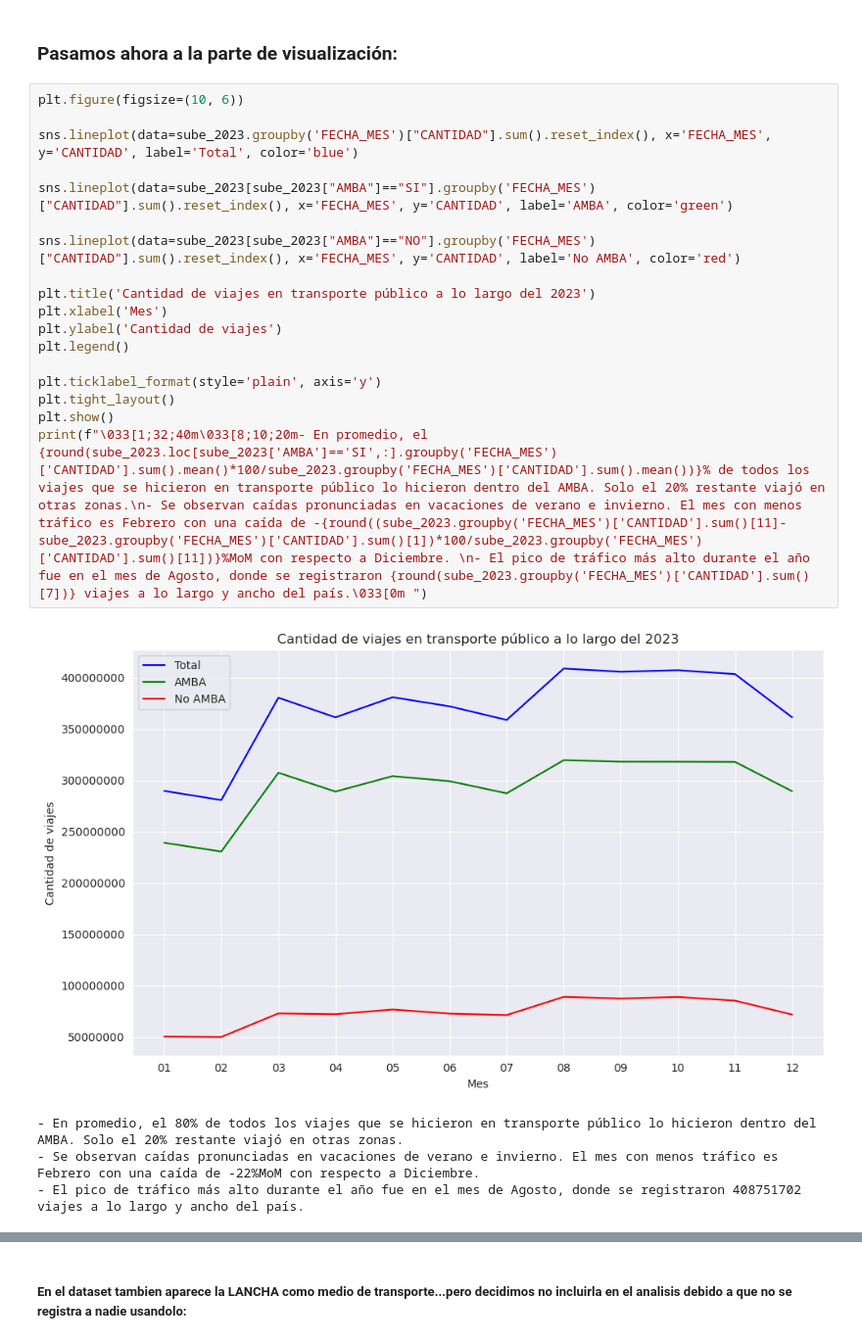
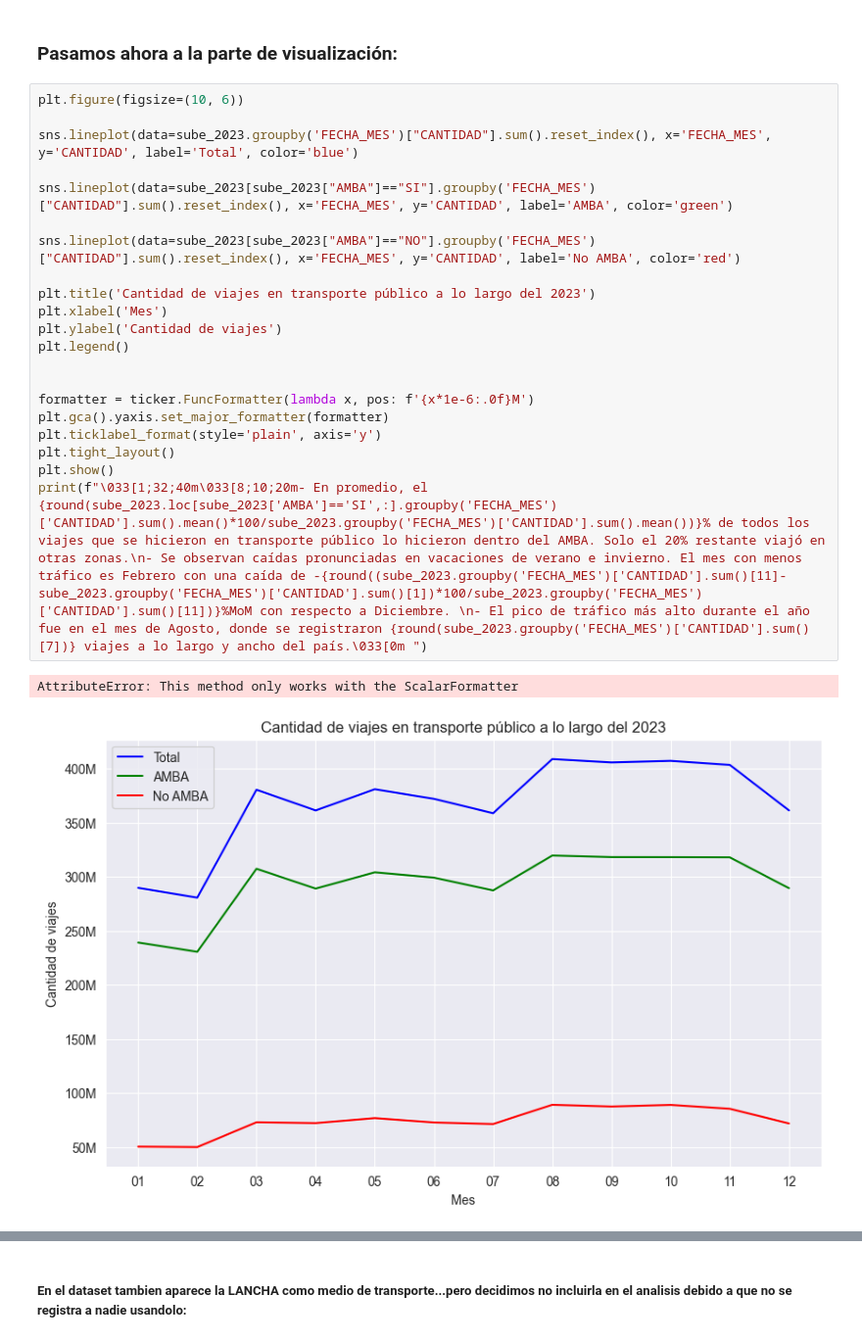
Before and after one commit to joacokoif/tp1_sube_2023_ldd, a Jupyter notebook: tp1_sube2023.ipynb, the cells around one changed output, grey strips where cells are left out. Shown at 98% size. Saved outputs shown, nothing was run; the diff lists cells and outputs as text.

```diff
--- a/tp1_sube2023.ipynb
+++ b/tp1_sube2023.ipynb
@@ -257,26 +257,27 @@ array(['LIN_PREMETRO', 'LINEA SUBTE C', 'LINEA SUBTE D', 'LINEA SUBTE E',
 # %%
 plt.figure(figsize=(10, 6))
 
 sns.lineplot(data=sube_2023.groupby('FECHA_MES')["CANTIDAD"].sum().reset_index(), x='FECHA_MES', y='CANTIDAD', label='Total', color='blue')
 
 sns.lineplot(data=sube_2023[sube_2023["AMBA"]=="SI"].groupby('FECHA_MES')["CANTIDAD"].sum().reset_index(), x='FECHA_MES', y='CANTIDAD', label='AMBA', color='green')
 
 sns.lineplot(data=sube_2023[sube_2023["AMBA"]=="NO"].groupby('FECHA_MES')["CANTIDAD"].sum().reset_index(), x='FECHA_MES', y='CANTIDAD', label='No AMBA', color='red')
 
 plt.title('Cantidad de viajes en transporte público a lo largo del 2023')
 plt.xlabel('Mes')
 plt.ylabel('Cantidad de viajes')
 plt.legend()
 
+
+formatter = ticker.FuncFormatter(lambda x, pos: f'{x*1e-6:.0f}M')
+plt.gca().yaxis.set_major_formatter(formatter)
 plt.ticklabel_format(style='plain', axis='y')
 plt.tight_layout()
 plt.show()
 print(f"\033[1;32;40m\033[8;10;20m- En promedio, el {round(sube_2023.loc[sube_2023['AMBA']=='SI',:].groupby('FECHA_MES')['CANTIDAD'].sum().mean()*100/sube_2023.groupby('FECHA_MES')['CANTIDAD'].sum().mean())}% de todos los viajes que se hicieron en transporte público lo hicieron dentro del AMBA. Solo el 20% restante viajó en otras zonas.\n- Se observan caídas pronunciadas en vacaciones de verano e invierno. El mes con menos tráfico es Febrero con una caída de -{round((sube_2023.groupby('FECHA_MES')['CANTIDAD'].sum()[11]-sube_2023.groupby('FECHA_MES')['CANTIDAD'].sum()[1])*100/sube_2023.groupby('FECHA_MES')['CANTIDAD'].sum()[11])}%MoM con respecto a Diciembre. \n- El pico de tráfico más alto durante el año fue en el mes de Agosto, donde se registraron {round(sube_2023.groupby('FECHA_MES')['CANTIDAD'].sum()[7])} viajes a lo largo y ancho del país.\033[0m ")
 # %% [output]
+AttributeError: This method only works with the ScalarFormatter
-[figure, old version]
+[figure, new version]
-- En promedio, el 80% de todos los viajes que se hicieron en transporte público lo hicieron dentro del AMBA. Solo el 20% restante viajó en otras zonas.
-- Se observan caídas pronunciadas en vacaciones de verano e invierno. El mes con menos tráfico es Febrero con una caída de -22%MoM con respecto a Diciembre.
-- El pico de tráfico más alto durante el año fue en el mes de Agosto, donde se registraron 408751702 viajes a lo largo y ancho del país.
 # %%
 plt.figure(figsize=(12, 8))
 
```
Also changed, not shown: parts of 26 cells of this notebook.
